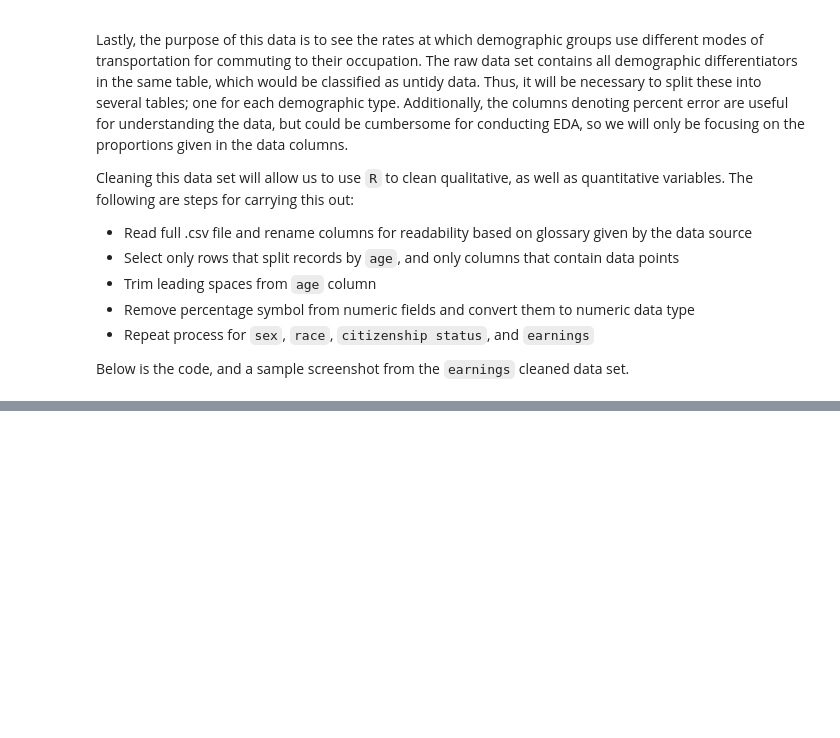
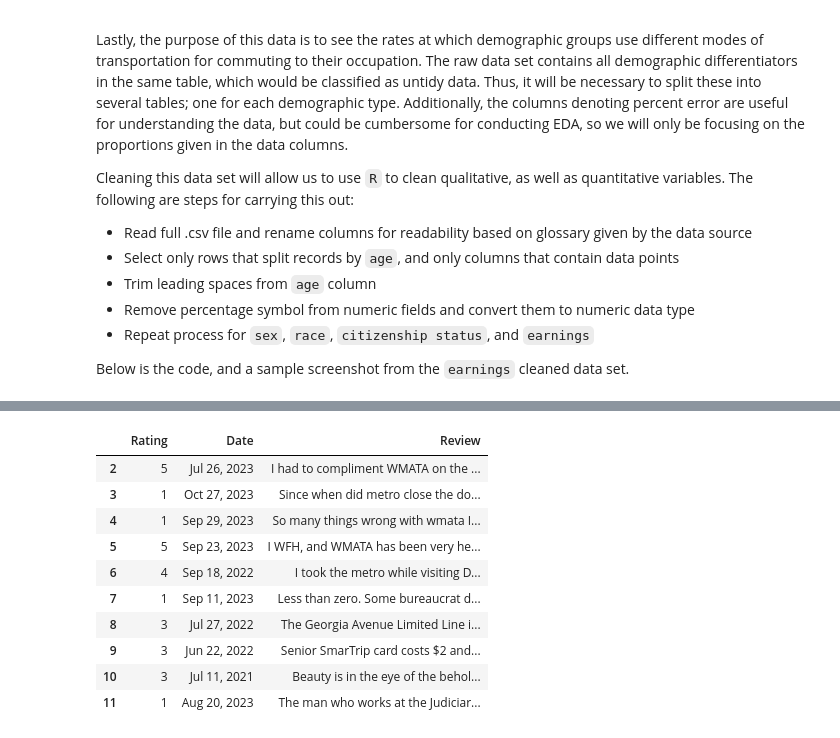
Before and after one commit to anly501/dsan-5000-project-jsweren1, a Jupyter notebook: dsan-website/5000-website/cleaning/cleaning.ipynb, the cells around one changed output, grey strips where cells are left out. Cells and saved outputs as stored; diff of their text form; code cells hidden in the pictures; blank space fills up the shorter version.

```diff
--- a/dsan-website/5000-website/cleaning/cleaning.ipynb
+++ b/dsan-website/5000-website/cleaning/cleaning.ipynb
@@ -440,0 +534,24 @@ write.csv(earnings, "../data/cleaned_data/ridership_earnings.csv")
+# %%
+import datetime
+from datetime import datetime
+wmata_yelp = pd.read_csv('../data/wmata_reviews.csv')
+wmata_yelp = wmata_yelp.drop(columns='Unnamed: 0')
+wmata_yelp = wmata_yelp[wmata_yelp['1'].notna()]
+wmata_yelp = wmata_yelp.rename(columns={'0': 'Rating', '1': 'Date', '2': 'Review'})
+wmata_yelp['Rating'] = wmata_yelp['Rating'].str[0].astype(int)
+for i in wmata_yelp['Date']:
+    i = datetime.strptime(i, "%b %d, %Y")
+wmata_yelp.to_csv('../data/cleaned_data/wmata_reviews_cleaned.csv', index=False)
+wmata_yelp.head(10)
+# %% [output]
+|  | Rating | Date | Review |
+| 2 | 5 | Jul 26, 2023 | I had to compliment WMATA on the ... |
+| 3 | 1 | Oct 27, 2023 | Since when did metro close the do... |
+| 4 | 1 | Sep 29, 2023 | So many things wrong with wmata I... |
+| 5 | 5 | Sep 23, 2023 | I WFH, and WMATA has been very he... |
+| 6 | 4 | Sep 18, 2022 | I took the metro while visiting D... |
+| 7 | 1 | Sep 11, 2023 | Less than zero. Some bureaucrat d... |
+| 8 | 3 | Jul 27, 2022 | The Georgia Avenue Limited Line i... |
+| 9 | 3 | Jun 22, 2022 | Senior SmarTrip card costs $2 and... |
+| 10 | 3 | Jul 11, 2021 | Beauty is in the eye of the behol... |
+| 11 | 1 | Aug 20, 2023 | The man who works at the Judiciar... |
```
Also changed, not shown: parts of 8 cells of this notebook, 29 other files.
